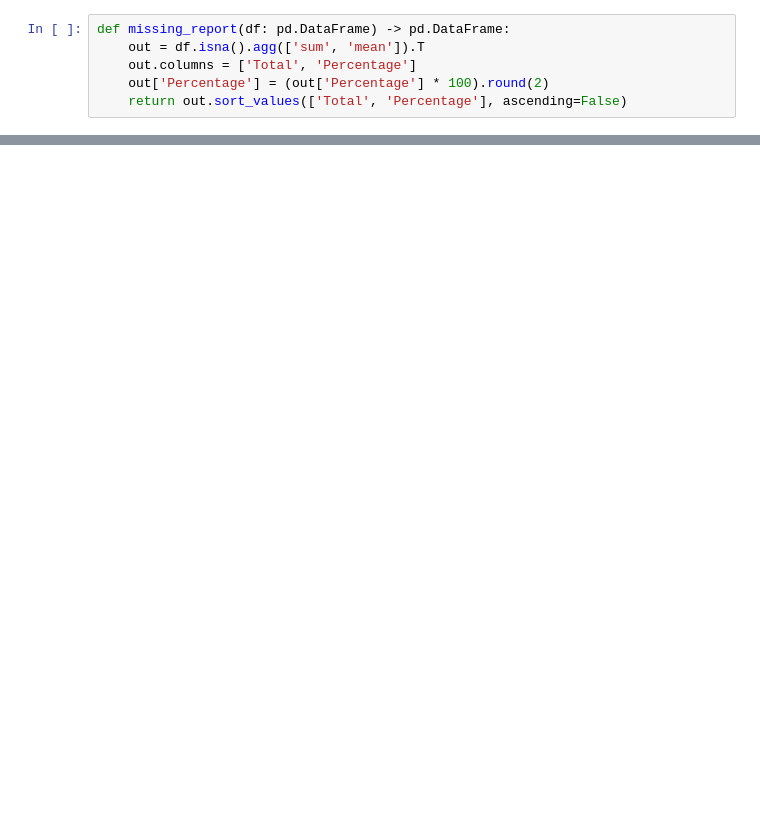
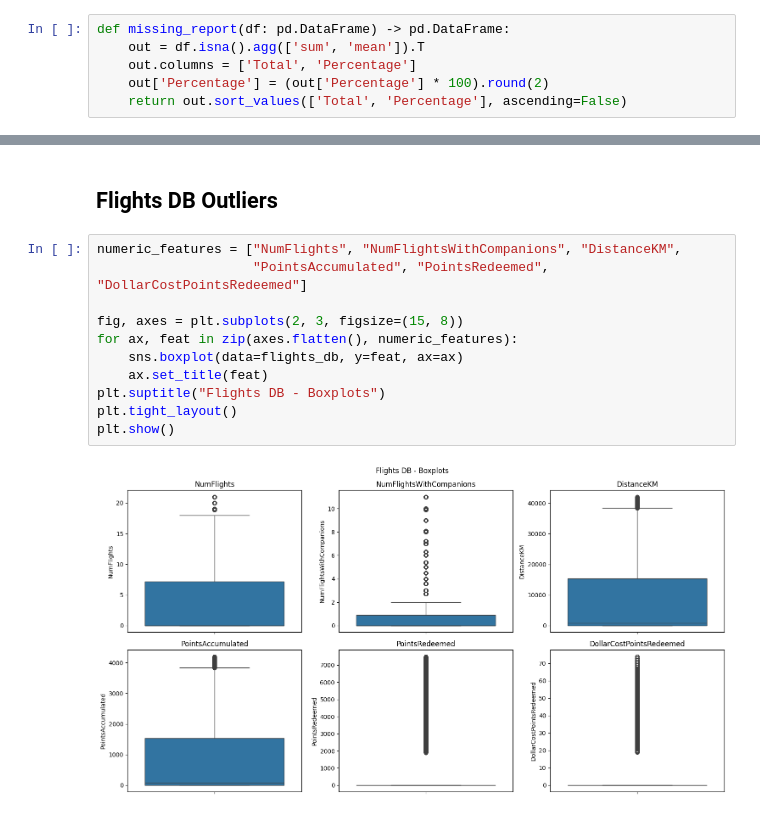
Before and after one commit to lucasdmcax/data_mining, a Jupyter notebook: Group20_EDA_Code.ipynb, the cells around one changed output, grey strips where cells are left out. Cells and saved outputs as stored; diff of their text form; blank space fills up the shorter version.

```diff
--- a/Group20_EDA_Code.ipynb
+++ b/Group20_EDA_Code.ipynb
@@ -512,0 +226,15 @@ Apart from that, only two other columns: Income and Customer Life have a very sm
+# %% [markdown]
+## <a id="flights-outliers"></a> Flights DB Outliers
+# %%
+numeric_features = ["NumFlights", "NumFlightsWithCompanions", "DistanceKM",
+                    "PointsAccumulated", "PointsRedeemed", "DollarCostPointsRedeemed"]
+
+fig, axes = plt.subplots(2, 3, figsize=(15, 8))
+for ax, feat in zip(axes.flatten(), numeric_features):
+    sns.boxplot(data=flights_db, y=feat, ax=ax)
+    ax.set_title(feat)
+plt.suptitle("Flights DB - Boxplots")
+plt.tight_layout()
+plt.show()
+# %% [output]
+[figure, added]
```
Also changed, not shown: parts of 70 cells of this notebook, 1 other file.
